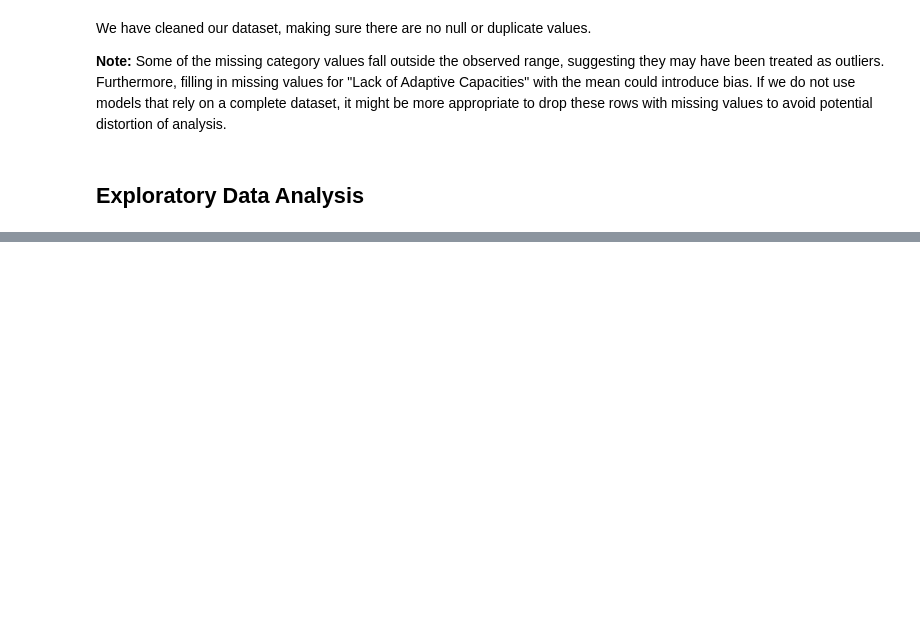
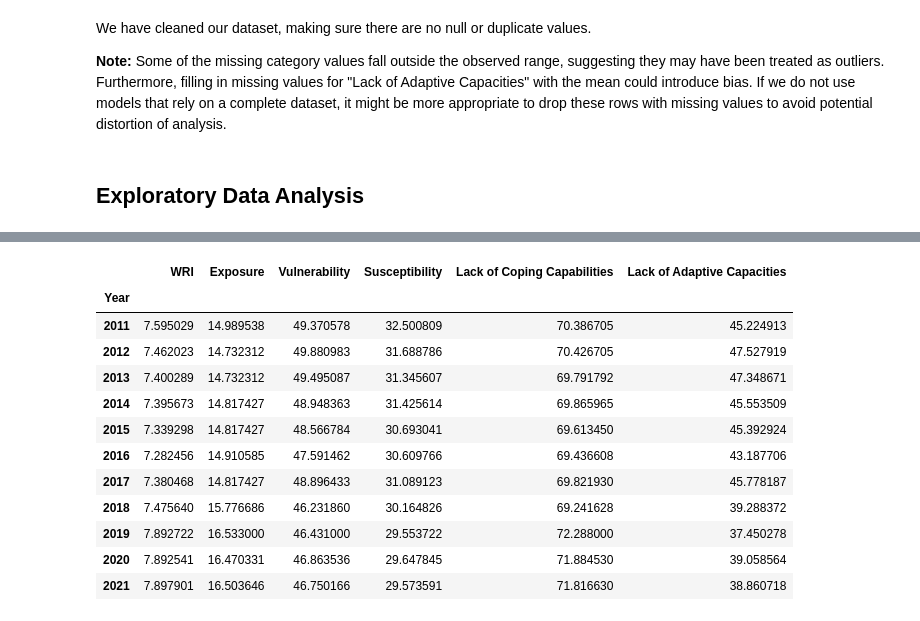
Before and after one commit to Mengz21/World-Disaster-Risk-Analysis, a Jupyter notebook: World Disaster Risk Analysis.ipynb, the cells around one changed output, grey strips where cells are left out. Drawn from its saved outputs; the diff is of its cells as text; code cells hidden in the pictures; blank space fills up the shorter version.

```diff
--- a/World Disaster Risk Analysis.ipynb
+++ b/World Disaster Risk Analysis.ipynb
@@ -206,0 +220,17 @@ __Note:__ Some of the missing category values fall outside the observed range, s
+# %%
+year_group = wri.groupby('Year').mean()
+year_group
+# %% [output]
+|  | WRI | Exposure | Vulnerability | Susceptibility | Lack of Coping Capabilities | Lack of Adaptive Capacities |
+| Year |  |  |  |  |  |  |
+| 2011 | 7.595029 | 14.989538 | 49.370578 | 32.500809 | 70.386705 | 45.224913 |
+| 2012 | 7.462023 | 14.732312 | 49.880983 | 31.688786 | 70.426705 | 47.527919 |
+| 2013 | 7.400289 | 14.732312 | 49.495087 | 31.345607 | 69.791792 | 47.348671 |
+| 2014 | 7.395673 | 14.817427 | 48.948363 | 31.425614 | 69.865965 | 45.553509 |
+| 2015 | 7.339298 | 14.817427 | 48.566784 | 30.693041 | 69.613450 | 45.392924 |
+| 2016 | 7.282456 | 14.910585 | 47.591462 | 30.609766 | 69.436608 | 43.187706 |
+| 2017 | 7.380468 | 14.817427 | 48.896433 | 31.089123 | 69.821930 | 45.778187 |
+| 2018 | 7.475640 | 15.776686 | 46.231860 | 30.164826 | 69.241628 | 39.288372 |
+| 2019 | 7.892722 | 16.533000 | 46.431000 | 29.553722 | 72.288000 | 37.450278 |
+| 2020 | 7.892541 | 16.470331 | 46.863536 | 29.647845 | 71.884530 | 39.058564 |
+| 2021 | 7.897901 | 16.503646 | 46.750166 | 29.573591 | 71.816630 | 38.860718 |
```
Also changed, not shown: parts of 8 cells of this notebook.
